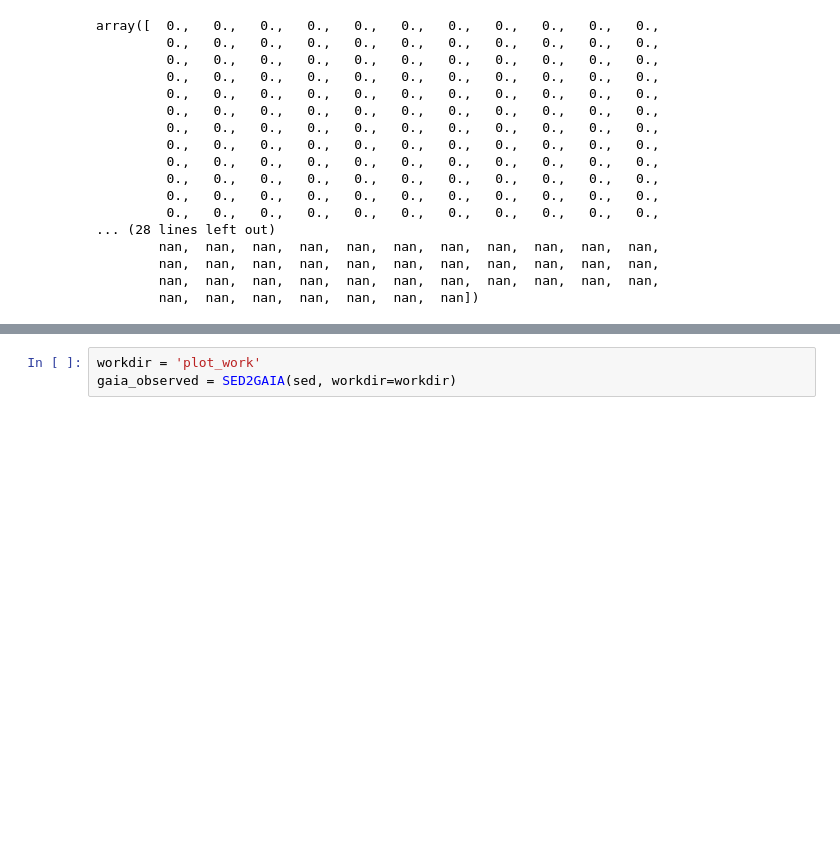
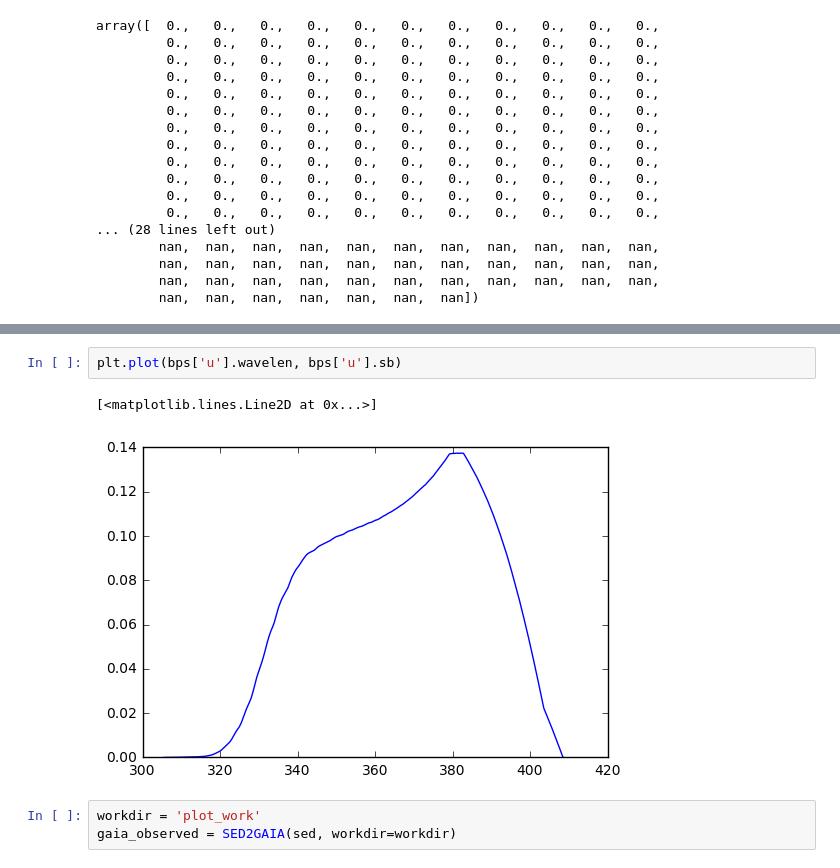
Before and after one commit to lsst-sims/sims_gaia_calib, a Jupyter notebook: python/writeup_plots.ipynb, the cells around one changed output, grey strips where cells are left out. Saved outputs shown, nothing was run; the diff lists cells and outputs as text; blank space fills up the shorter version.

```diff
--- a/python/writeup_plots.ipynb
+++ b/python/writeup_plots.ipynb
@@ -63,3 +67,8 @@ plt.title('Input Spectrum')
+# %%
+plt.plot(bps['u'].wavelen, bps['u'].sb)
+# %% [output]
+[<matplotlib.lines.Line2D at 0x...>]
+[figure, added]
 # %%
 workdir = 'plot_work'
 gaia_observed = SED2GAIA(sed, workdir=workdir)
```
Also changed, not shown: parts of 6 cells of this notebook, 1 other file.
